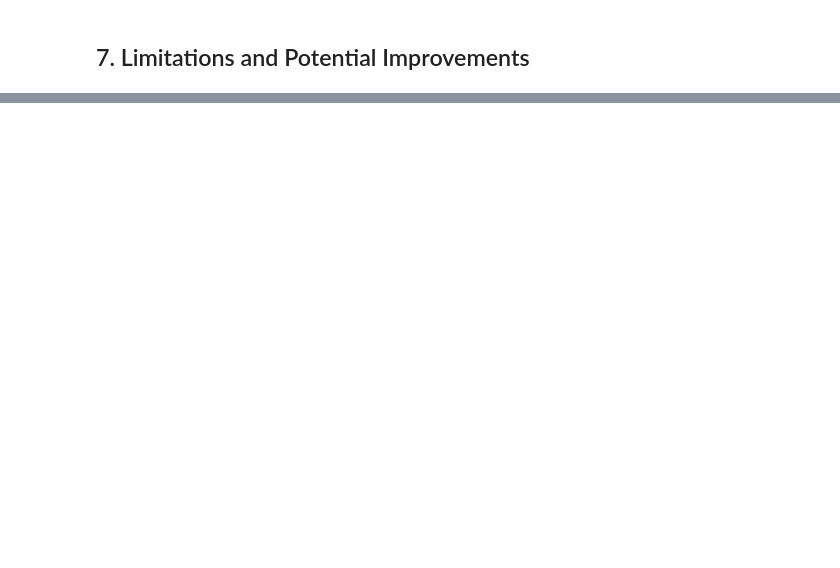
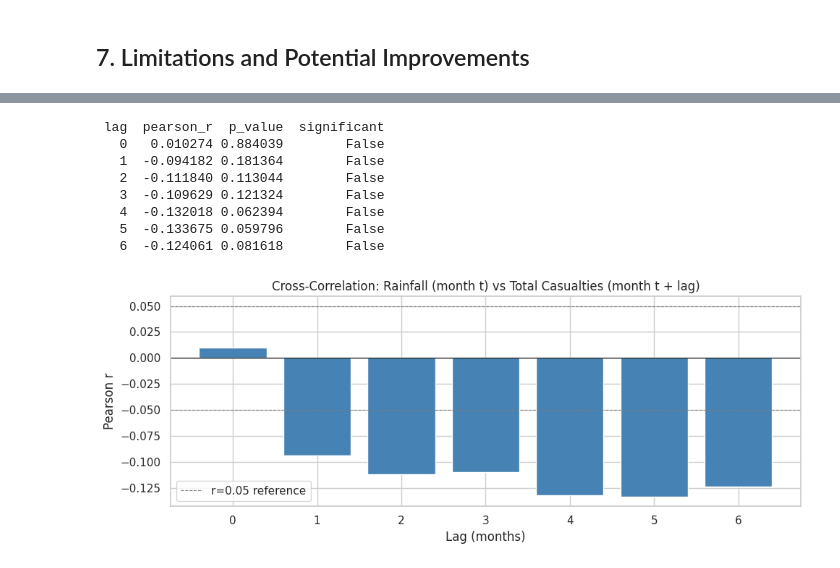
Before and after one commit to ch11nn/SC3021, a Jupyter notebook: SC3021_Project_Group_9.ipynb, the cells around one changed output, grey strips where cells are left out. Saved outputs shown, nothing was run; the diff lists cells and outputs as text; code cells hidden in the pictures; blank space fills up the shorter version.

```diff
--- a/SC3021_Project_Group_9.ipynb
+++ b/SC3021_Project_Group_9.ipynb
@@ -994,0 +1160,42 @@ Effect of Rainfall: The coefficient for rainfall_mm is 0.0665, meaning that or e
+# %%
+# Cross-correlation: rainfall vs total_casualties at lags 0 to 6
+max_lag = 6
+lags = range(0, max_lag + 1)
+pearson_lags = []
+p_vals = []
+
+for lag in lags:
+    rain = df['rainfall_mm'].iloc[:-lag] if lag > 0 else df['rainfall_mm']
+    cas  = df['total_casualties'].iloc[lag:] if lag > 0 else df['total_casualties']
+    r, p = stats.pearsonr(rain, cas)
+    pearson_lags.append(r)
+    p_vals.append(p)
+
+lag_df = pd.DataFrame({'lag': list(lags), 'pearson_r': pearson_lags, 'p_value': p_vals})
+lag_df['significant'] = lag_df['p_value'] < 0.05
+print(lag_df.to_string(index=False))
+
+# Bar chart
+colors = ['steelblue' if not s else 'tomato' for s in lag_df['significant']]
+plt.figure(figsize=(10, 4))
+plt.bar(lag_df['lag'], lag_df['pearson_r'], color=colors)
+plt.axhline(0, color='black', linewidth=0.8)
+plt.axhline(0.05, color='grey', linestyle='--', linewidth=0.8, label='r=0.05 reference')
+plt.axhline(-0.05, color='grey', linestyle='--', linewidth=0.8)
+plt.xlabel('Lag (months)')
+plt.ylabel('Pearson r')
+plt.title('Cross-Correlation: Rainfall (month t) vs Total Casualties (month t + lag)')
+plt.xticks(list(lags))
+plt.legend()
+plt.tight_layout()
+plt.show()
+# %% [output]
+ lag  pearson_r  p_value  significant
+   0   0.010274 0.884039        False
+   1  -0.094182 0.181364        False
+   2  -0.111840 0.113044        False
+   3  -0.109629 0.121324        False
+   4  -0.132018 0.062394        False
+   5  -0.133675 0.059796        False
+   6  -0.124061 0.081618        False
+[figure, added]
```
Also changed, not shown: parts of 44 cells of this notebook.
